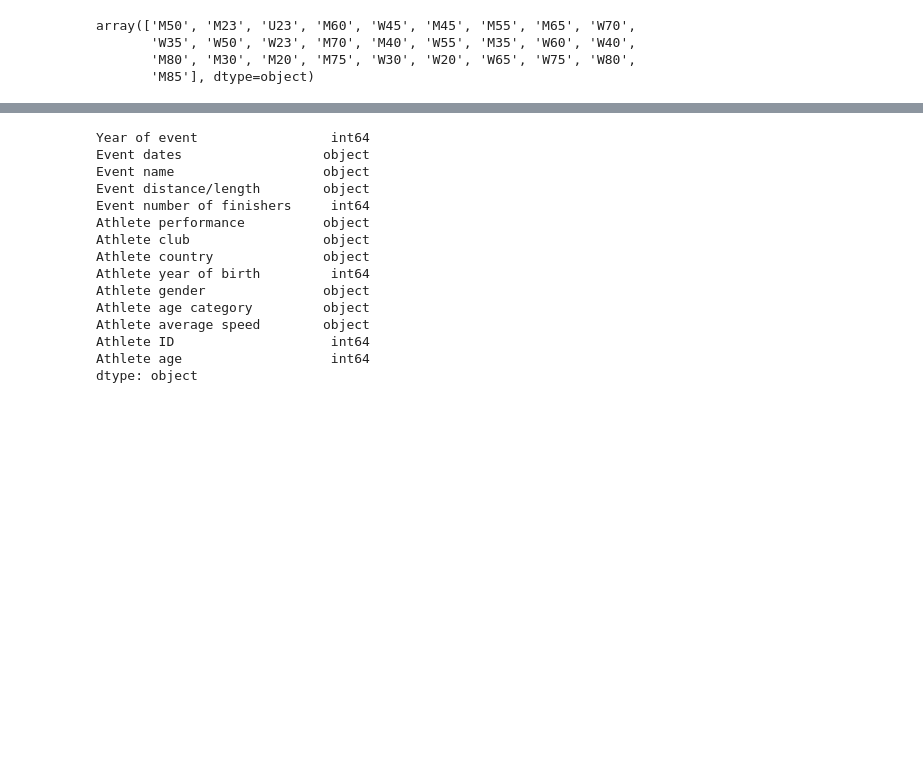
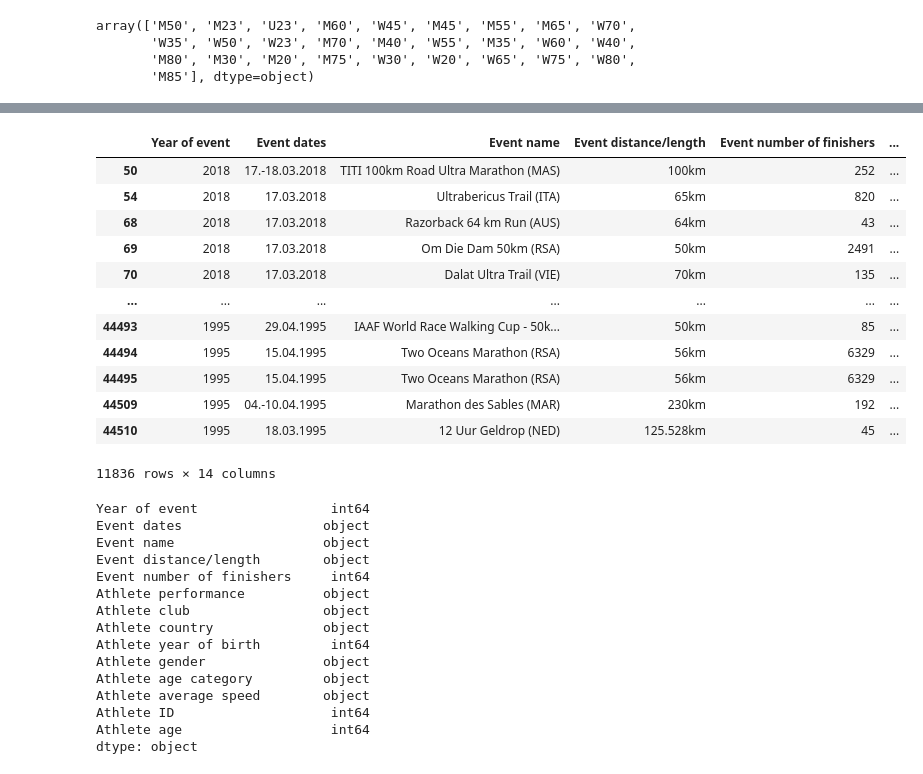
Before and after one commit to OlesiaNZ/python_running_data_analysis, a Jupyter notebook: analysis-the-big-dataset-of-ultra-marathon-running.ipynb, the cells around one changed output, grey strips where cells are left out. Saved outputs shown, nothing was run; the diff lists cells and outputs as text; code cells hidden in the pictures; blank space fills up the shorter version.

```diff
--- a/analysis-the-big-dataset-of-ultra-marathon-running.ipynb
+++ b/analysis-the-big-dataset-of-ultra-marathon-running.ipynb
@@ -588,0 +642,2 @@ dfRUS.reset_index(drop = True)
+# %%
+dfRUS['Athlete club'] = dfRUS['Athlete club'].str.replace('0:00:00', 'N/A')
@@ -589,3 +658,19 @@ dfRUS.reset_index(drop = True)
+# %%
+dfRUS[dfRUS['Athlete club'].str.contains('N/A')]
+# %% [output]
+|  | Year of event | Event dates | Event name | Event distance/length | Event number of finishers | ... |
+| 50 | 2018 | 17.-18.03.2018 | TITI 100km Road Ultra Marathon (MAS) | 100km | 252 | ... |
+| 54 | 2018 | 17.03.2018 | Ultrabericus Trail (ITA) | 65km | 820 | ... |
+| 68 | 2018 | 17.03.2018 | Razorback 64 km Run (AUS) | 64km | 43 | ... |
+| 69 | 2018 | 17.03.2018 | Om Die Dam 50km (RSA) | 50km | 2491 | ... |
+| 70 | 2018 | 17.03.2018 | Dalat Ultra Trail (VIE) | 70km | 135 | ... |
+| ... | ... | ... | ... | ... | ... | ... |
+| 44493 | 1995 | 29.04.1995 | IAAF World Race Walking Cup - 50k... | 50km | 85 | ... |
+| 44494 | 1995 | 15.04.1995 | Two Oceans Marathon (RSA) | 56km | 6329 | ... |
+| 44495 | 1995 | 15.04.1995 | Two Oceans Marathon (RSA) | 56km | 6329 | ... |
+| 44509 | 1995 | 04.-10.04.1995 | Marathon des Sables (MAR) | 230km | 192 | ... |
+| 44510 | 1995 | 18.03.1995 | 12 Uur Geldrop (NED) | 125.528km | 45 | ... |
+11836 rows × 14 columns
 # %%
 dfRUS.dtypes
 # %% [output]
```
Also changed, not shown: parts of 20 cells of this notebook.
